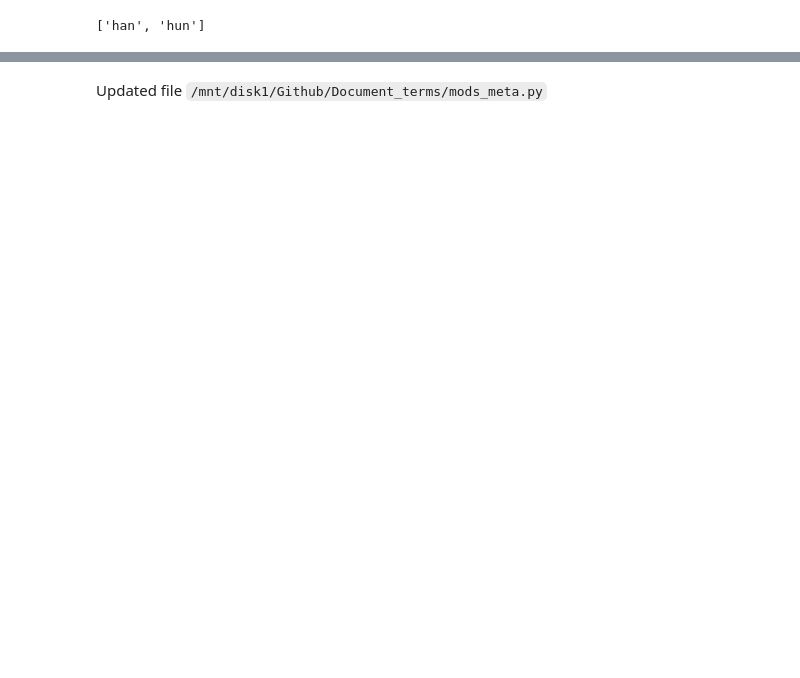
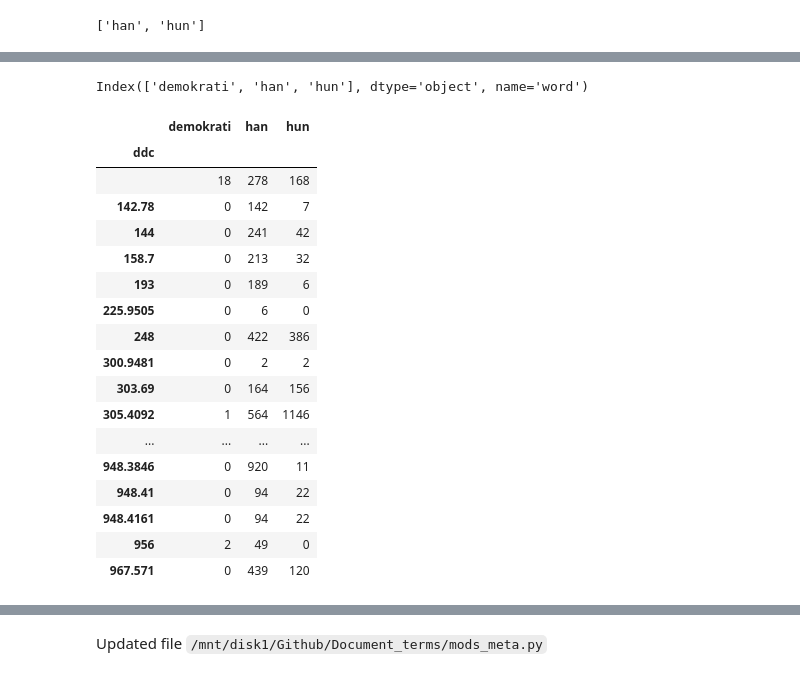
Before and after one commit to Yoonsen/Document_terms, a Jupyter notebook: Untitled.ipynb, the cells around one changed output, grey strips where cells are left out. Drawn from its saved outputs; the diff is of its cells as text; code cells hidden in the pictures; blank space fills up the shorter version.

Commit message:
edits group by column

```diff
--- a/Untitled.ipynb
+++ b/Untitled.ipynb
@@ -25,0 +30,2 @@ df = pd.read_excel("")
+# %%
+id_idx = docs.set_index('dhlabid')
@@ -25,0 +34,18 @@ df = pd.read_excel("")
+# %%
+def deduplicate(docs = None, column = None):
+    """Cells in columns have /-separated values. For counting, these are better distributed on different rows
+    :param docs: is a dataframe of a corpus object
+    :param column: is a column name, the one to be deduplicated"""
+
+    de_df = []
+    for r in docs.iterrows():
+        d = dict(r[1])  # view the row as a dict - col-names become keys
+        try:
+            for value in [v.strip() for v in d[column].split('/')]:
+                row = d.copy()    # important to make a fresh new copy of the row dict
+                row[column] = value  # let the copy get a unary value
+                #print(row)
+                de_df.append(row)  # add it to new rows
+        except AttributeError:
+            de_df.append(d)
+    return pd.DataFrame(de_df).drop_duplicates()
@@ -25,0 +54,2 @@ df = pd.read_excel("")
+# %%
+df_ddc = deduplicate(docs = docs, column = 'ddc')
@@ -26,2 +58,42 @@ df = pd.read_excel("")
+# %%
+counts.counts.transpose().columns
+# %% [output]
+Index(['demokrati', 'han', 'hun'], dtype='object', name='word')
+# %%
+def countby(dedup=None, counts=None, column=None):
+    """Deduplicated corpus against a counts object
+    :param dedup: is deduplicated corpus
+    :param counts: an instance of Counts().counts - i.e the dataframe
+    :param column: the column to aggregate over"""
+
+    cols = list(counts.columns)
+    result = pd.merge(
+        dedup[['urn', column]],
+        counts.transpose().reset_index(),
+        left_on='urn',
+        right_on='urn').groupby(column).sum(cols)
+    return result
+# %%
+count_df = countby(dedup=df_ddc, counts=counts.counts, column='ddc')
+count_df.style.format(precision=0).background_gradient(axis = 1)
+# %% [output]
+|  | demokrati | han | hun |
+| ddc |  |  |  |
+|  | 18 | 278 | 168 |
+| 142.78 | 0 | 142 | 7 |
+| 144 | 0 | 241 | 42 |
+| 158.7 | 0 | 213 | 32 |
+| 193 | 0 | 189 | 6 |
+| 225.9505 | 0 | 6 | 0 |
+| 248 | 0 | 422 | 386 |
+| 300.9481 | 0 | 2 | 2 |
+| 303.69 | 0 | 164 | 156 |
+| 305.4092 | 1 | 564 | 1146 |
+| ... | ... | ... | ... |
+| 948.3846 | 0 | 920 | 11 |
+| 948.41 | 0 | 94 | 22 |
+| 948.4161 | 0 | 94 | 22 |
+| 956 | 2 | 49 | 0 |
+| 967.571 | 0 | 439 | 120 |
 # %%
 dh.metadata("245$a", "verdenskrig")
```
Also changed, not shown: parts of 8 cells of this notebook, 2 other files.
